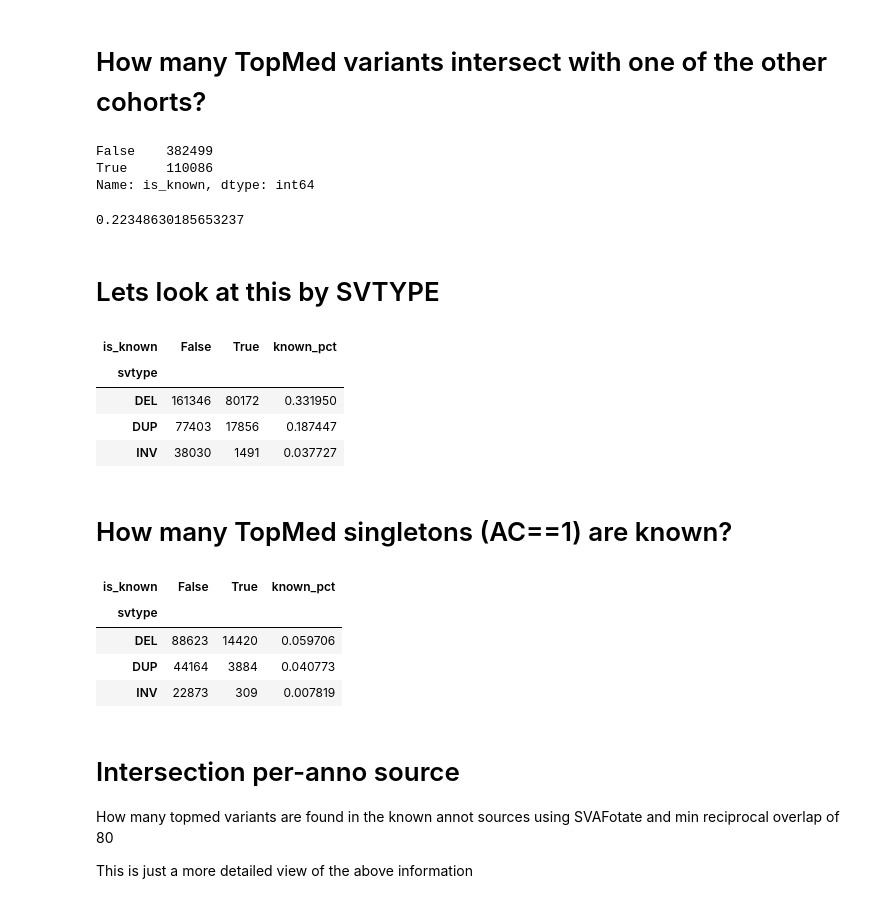
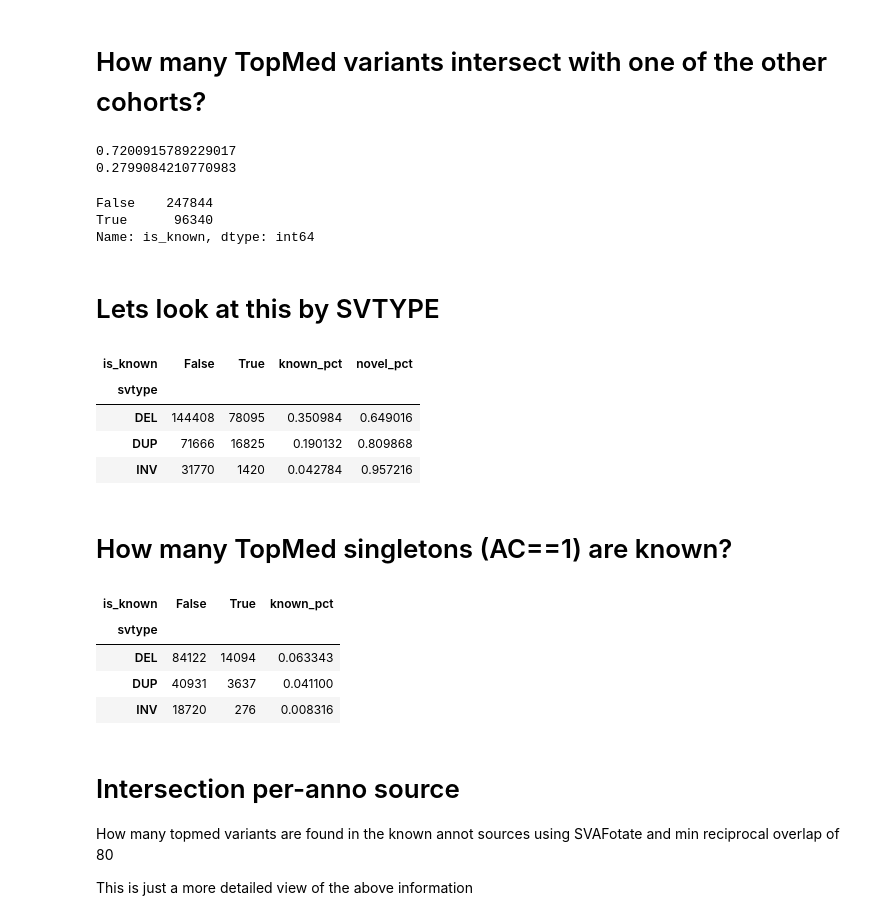
Before and after one commit to BCM-HGSC/TopMedSVQC, a Jupyter notebook: notebooks/KnownAnnoSVAFotate.ipynb, the cells around one changed output. Drawn from its saved outputs; the diff is of its cells as text; code cells hidden in the pictures.

Commit message:
review known sv

```diff
--- a/notebooks/KnownAnnoSVAFotate.ipynb
+++ b/notebooks/KnownAnnoSVAFotate.ipynb
@@ -7,14 +7,15 @@ import numpy as np
 from IPython.display import display
 from IPython.display import display_html
 # %%
-data = joblib.load("../results/topmed.freeze1.1.dbvar.svafotate.jl")
-data['is_single'] = data["AC"] == 1
-data['gnomad'] = data["gnomAD_Count"] != 0
-data['1000g'] = data["1000G_Count"] != 0
-data['ccdg'] = data["CCDG_Count"] != 0
-data['is_known'] = data['gnomad'] | data['1000g'] | data['ccdg']
-data['is_pass'] = data['filter'].apply(lambda x: "PASS" in x)
+raw_data = joblib.load("../results/topmed.freeze1.1.dbvar.svafotate.jl")
+raw_data['is_single'] = raw_data["AC"] == 1
+raw_data['gnomad'] = raw_data["gnomAD_Count"] != 0
+raw_data['1000g'] = raw_data["1000G_Count"] != 0
+raw_data['ccdg'] = raw_data["CCDG_Count"] != 0
+raw_data['is_known'] = raw_data['gnomad'] | raw_data['1000g'] | raw_data['ccdg']
+raw_data['is_pass'] = raw_data['filter'].apply(lambda x: "PASS" in x)
 
+data = raw_data[(raw_data['chrom'] != "chrX") & (raw_data['svlen'] >= 50)].copy()
 all_known = data[data['is_pass']].groupby(['svtype', 'is_known']).size().unstack()
 single_known = data[data['is_pass'] & data['is_single']].groupby(['svtype', 'is_known']).size().unstack()
 
@@ -23,25 +24,27 @@ single_known['known_pct'] = single_known[True] / all_known.sum(axis=1)
 # %% [markdown]
 # How many TopMed variants intersect with one of the other cohorts?
 # %%
-data['is_known'].value_counts()
+view = data[data['is_pass']]['is_known'].value_counts()
+print(view[False] / view.sum())
+print(view[True] / view.sum())
+view
 # %% [output]
-False    382499
-True     110086
-Name: is_known, dtype: int64
+0.7200915789229017
+0.2799084210770983
+False    247844
+True      96340
+Name: is_known, dtype: int64
-# %%
-110086 / len(data)
-# %% [output]
-0.22348630185653237
 # %% [markdown]
 # Lets look at this by SVTYPE
 # %%
+all_known['novel_pct'] = 1 - all_known['known_pct']
 all_known.loc[["DEL", "DUP", "INV"]]
 # %% [output]
-| is_known | False | True | known_pct |
-| svtype |  |  |  |
-| DEL | 161346 | 80172 | 0.331950 |
-| DUP | 77403 | 17856 | 0.187447 |
-| INV | 38030 | 1491 | 0.037727 |
+| is_known | False | True | known_pct | novel_pct |
+| svtype |  |  |  |  |
+| DEL | 144408 | 78095 | 0.350984 | 0.649016 |
+| DUP | 71666 | 16825 | 0.190132 | 0.809868 |
+| INV | 31770 | 1420 | 0.042784 | 0.957216 |
 # %% [markdown]
 # How many TopMed singletons (AC==1) are known?
 # %%
@@ -49,9 +52,9 @@ single_known.loc[["DEL", "DUP", "INV"]]
 # %% [output]
 | is_known | False | True | known_pct |
 | svtype |  |  |  |
-| DEL | 88623 | 14420 | 0.059706 |
-| DUP | 44164 | 3884 | 0.040773 |
-| INV | 22873 | 309 | 0.007819 |
+| DEL | 84122 | 14094 | 0.063343 |
+| DUP | 40931 | 3637 | 0.041100 |
+| INV | 18720 | 276 | 0.008316 |
 # %% [markdown]
 # Intersection per-anno source
 How many topmed variants are found in the known annot sources using SVAFotate and min reciprocal overlap of 80
```
Also changed, not shown: parts of 46 cells of this notebook.
